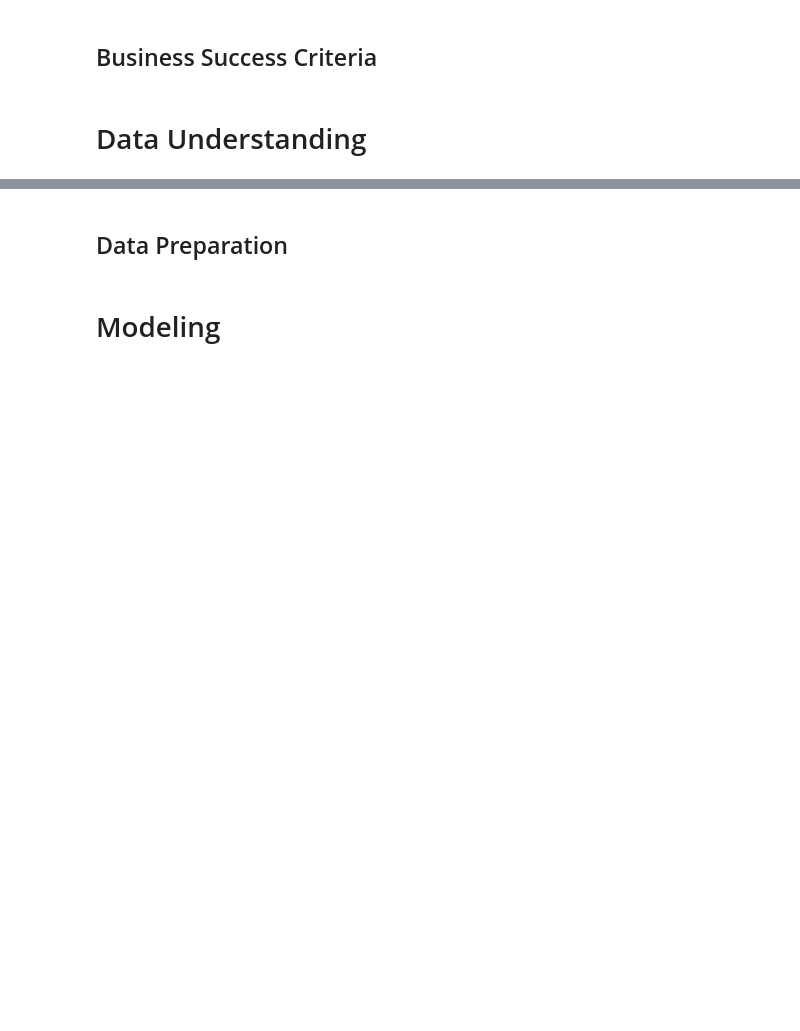
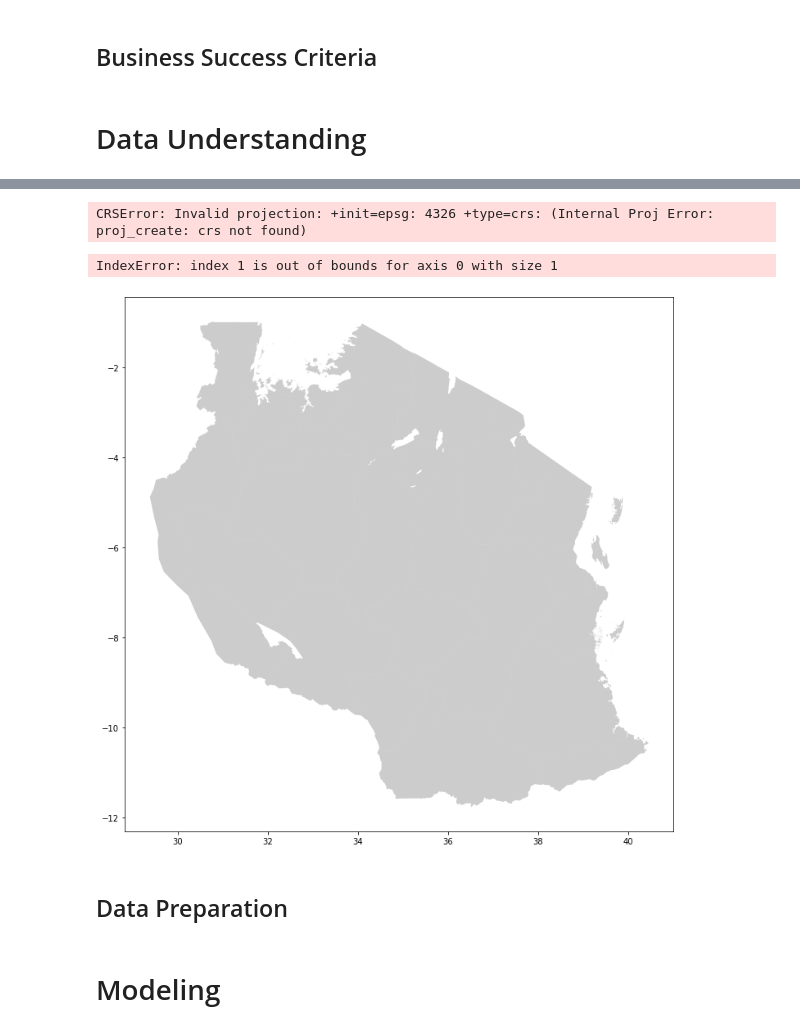
Before and after one commit to ckucewicz/Water_well_classification, a Jupyter notebook: Notebook.ipynb, the cells around one changed output, grey strips where cells are left out. Drawn from its saved outputs; the diff is of its cells as text; code cells hidden in the pictures; blank space fills up the shorter version.

```diff
--- a/Notebook.ipynb
+++ b/Notebook.ipynb
@@ -11,3 +182,20 @@
+# %%
+geo_df = gpd.GeoDataFrame(df_training_data,
+                         crs = crs,
+                         geometry = geometry
+                         )
+
+geo_df.head()
+# %% [output]
+CRSError: Invalid projection: +init=epsg: 4326 +type=crs: (Internal Proj Error: proj_create: crs not found)
+# %%
+fig, ax = plt.subplots(figsize = (12, 12))
+region_map.plot(ax = ax, alpha = 0.4, color = 'grey')
+
+geo_df.plot(columns = [['longitude', 'latitude']], ax = ax);
+# %% [output]
+IndexError: index 1 is out of bounds for axis 0 with size 1
+[figure, added]
 # %% [markdown]
 ## Data Preparation
 # %% [markdown]
```
Also changed, not shown: parts of 17 cells of this notebook.
